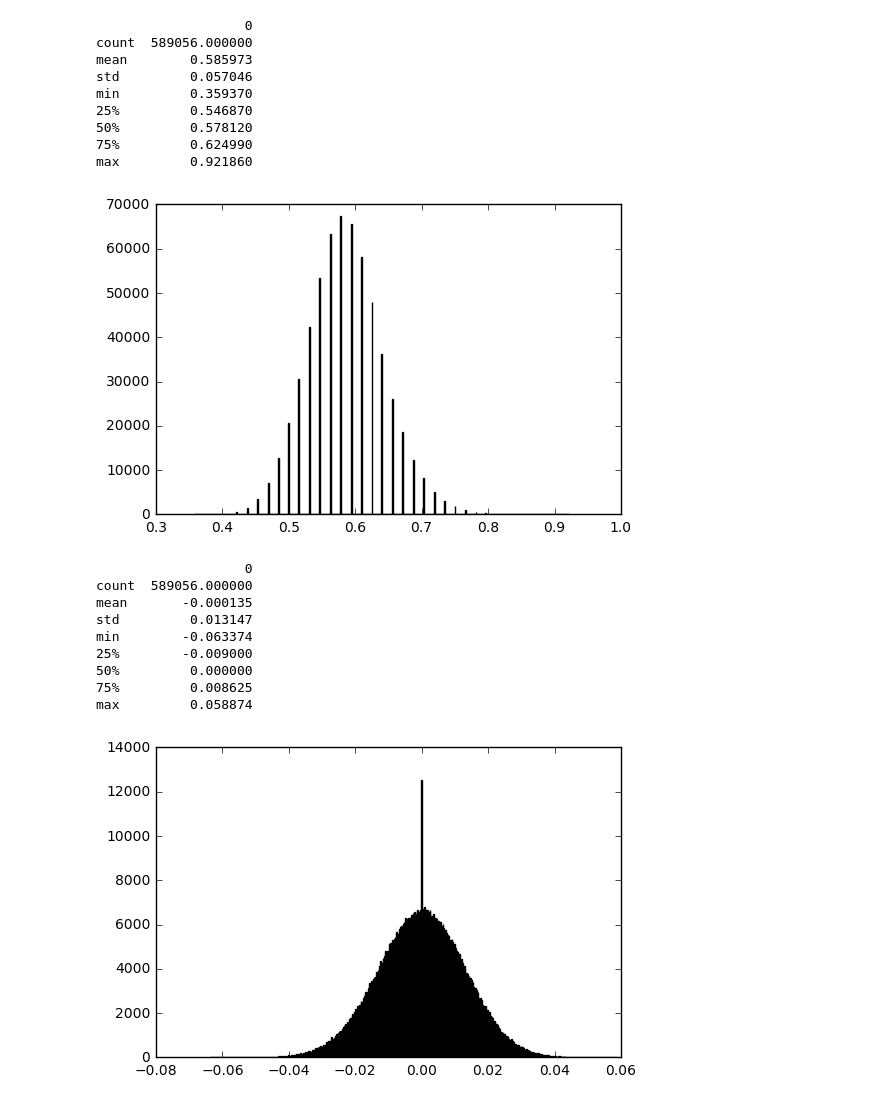
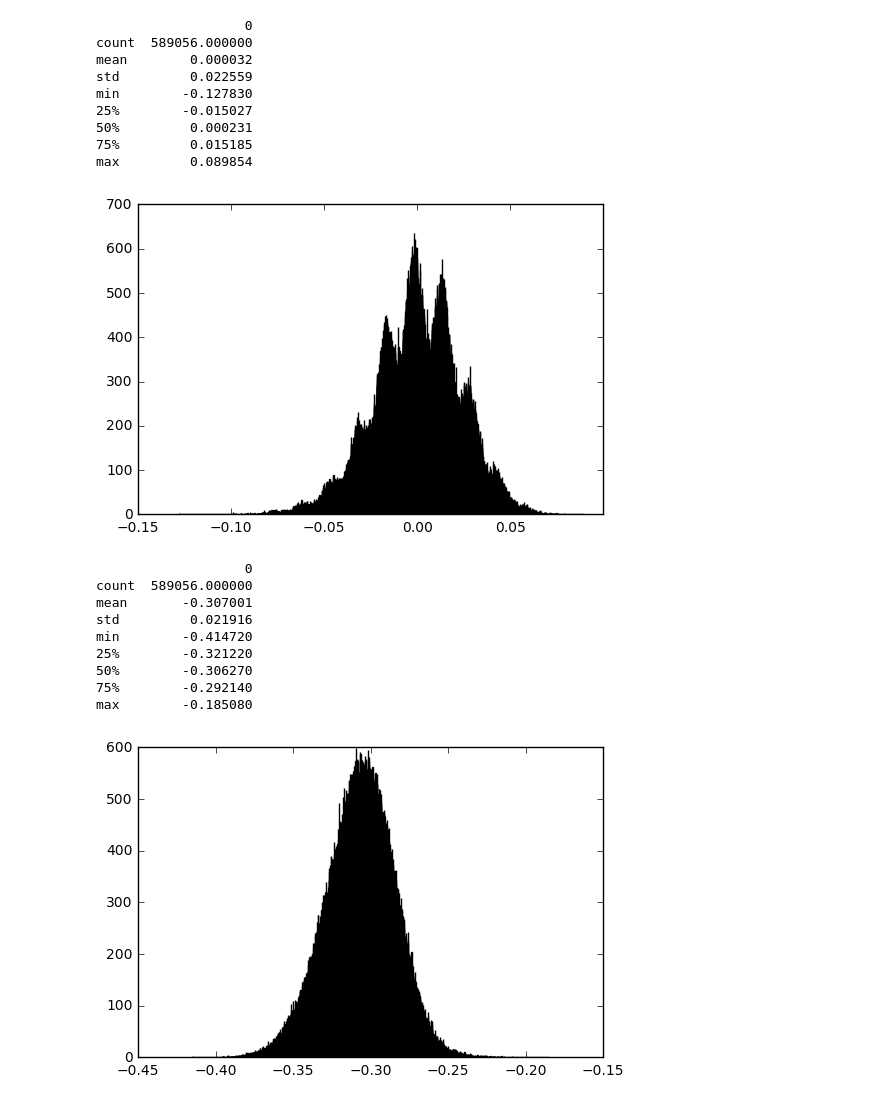
Before and after one commit to wfqethan/Capstone, a Jupyter notebook: Data/AFM/sample data.ipynb, the cells around one changed output. Cells and saved outputs as stored; diff of their text form; code cells hidden in the pictures.

```diff
--- a/Data/AFM/sample data.ipynb
+++ b/Data/AFM/sample data.ipynb
@@ -81,3 +6,3 @@ plt.show()
 # %%
 # read stif data
-stif = pd.read_table('10-10_Stif.txt')
+stif = pd.read_table('CleanedTXT/Stiffness/10-15.txt')
@@ -111,16 +13,16 @@ print(sample2)
 # %%
 print(sample2.describe())
-plt.hist(sample2,bins=500,normed=False)
+plt.hist(sample2,bins=5000,normed=False)
 plt.show()
 # %% [output]
                    0
 count  589056.000000
-mean        0.585973
-std         0.057046
-min         0.359370
-25%         0.546870
-50%         0.578120
-75%         0.624990
-max         0.921860
+mean        0.000032
+std         0.022559
+min        -0.127830
+25%        -0.015027
+50%         0.000231
+75%         0.015185
+max         0.089854
-[figure, old version]
+[figure, new version]
 # %%
@@ -130,18 +32,18 @@ pfevalue = pfe.values.reshape(589056,1)
 sample3 = pd.DataFrame(data = pfevalue, index = None)
 # %%
 print(sample3.describe())
-plt.hist(sample3,bins=500,normed=False)
+plt.hist(sample3,bins=5000,normed=False)
 plt.show()
 # %% [output]
                    0
 count  589056.000000
-mean       -0.000135
-std         0.013147
-min        -0.063374
-25%        -0.009000
-50%         0.000000
-75%         0.008625
-max         0.058874
+mean       -0.307001
+std         0.021916
+min        -0.414720
+25%        -0.321220
+50%        -0.306270
+75%        -0.292140
+max        -0.185080
-[figure, old version]
+[figure, new version]
 # %%
 # read def data
```
Also changed, not shown: parts of 20 cells of this notebook, 3 other files.
